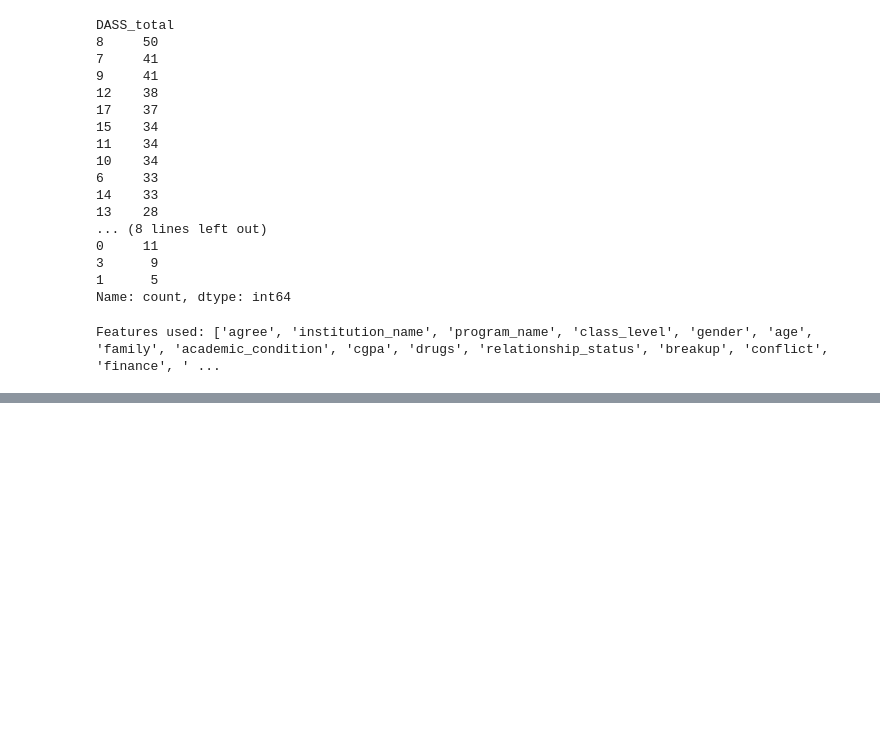
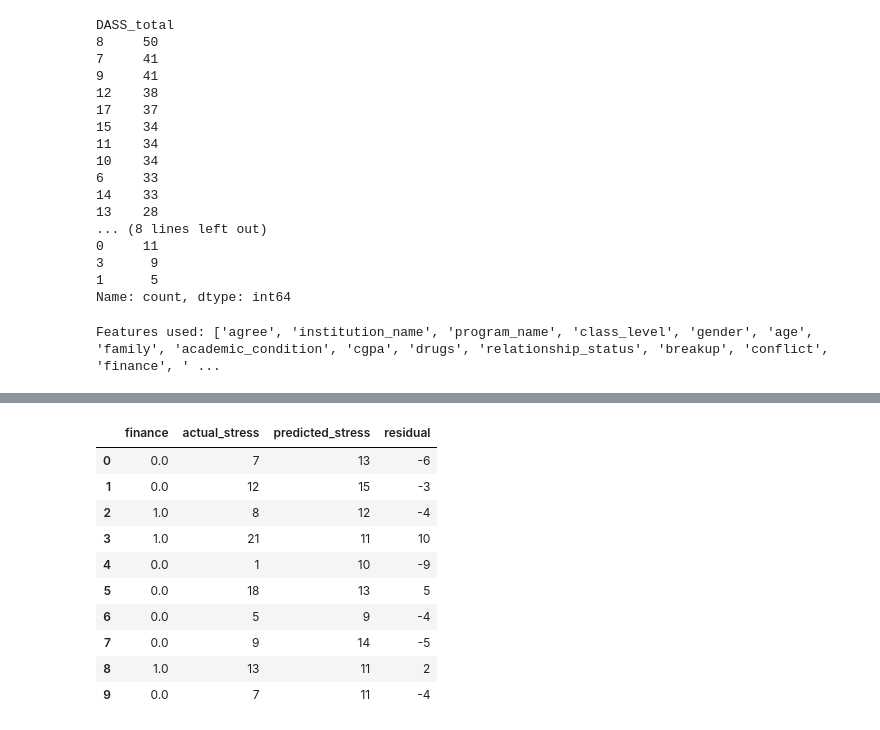
Before and after one commit to Machine-Learning-CSC1169-Group-Project/bangladesh_dataset, a Jupyter notebook: notebooks/data_cleaning.ipynb, the cells around one changed output, grey strips where cells are left out. Drawn from its saved outputs; the diff is of its cells as text; code cells hidden in the pictures; blank space fills up the shorter version.

```diff
--- a/notebooks/data_cleaning.ipynb
+++ b/notebooks/data_cleaning.ipynb
@@ -794,0 +1211,7 @@ Features used: ['agree', 'institution_name', 'program_name', 'class_level', 'gen
+# %%
+# Gender
+df_analysis["gender_num"] = df_analysis["gender"].map({
+    "Male": 0,
+    "Female": 1,
+    "Prefer not to say": 2
+})
@@ -794,0 +1431,16 @@ Features used: ['agree', 'institution_name', 'program_name', 'class_level', 'gen
+# %%
+results1['residual'] = y_test.values - y_pred1
+results1['residual'] = results1['residual'].round(0).astype(int)
+results1.head(10)
+# %% [output]
+|  | finance | actual_stress | predicted_stress | residual |
+| 0 | 0.0 | 7 | 13 | -6 |
+| 1 | 0.0 | 12 | 15 | -3 |
+| 2 | 1.0 | 8 | 12 | -4 |
+| 3 | 1.0 | 21 | 11 | 10 |
+| 4 | 0.0 | 1 | 10 | -9 |
+| 5 | 0.0 | 18 | 13 | 5 |
+| 6 | 0.0 | 5 | 9 | -4 |
+| 7 | 0.0 | 9 | 14 | -5 |
+| 8 | 1.0 | 13 | 11 | 2 |
+| 9 | 0.0 | 7 | 11 | -4 |
```
Also changed, not shown: parts of 28 cells of this notebook.
